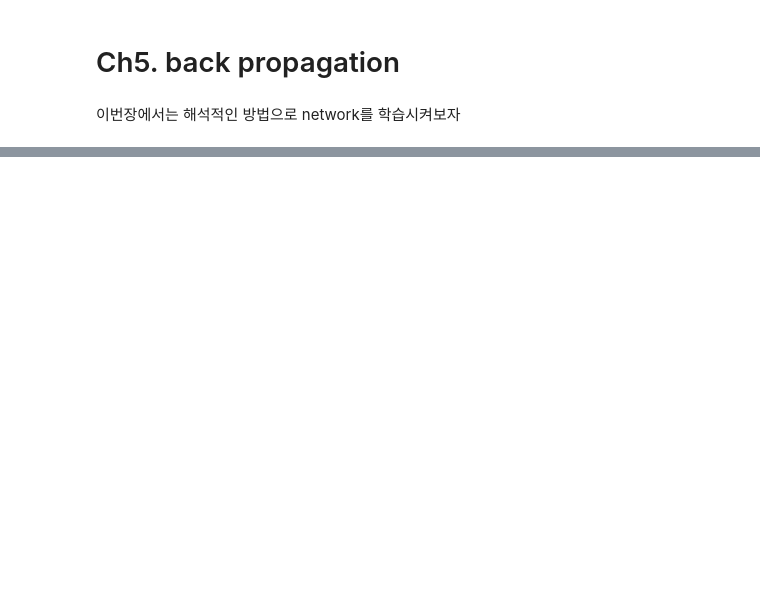
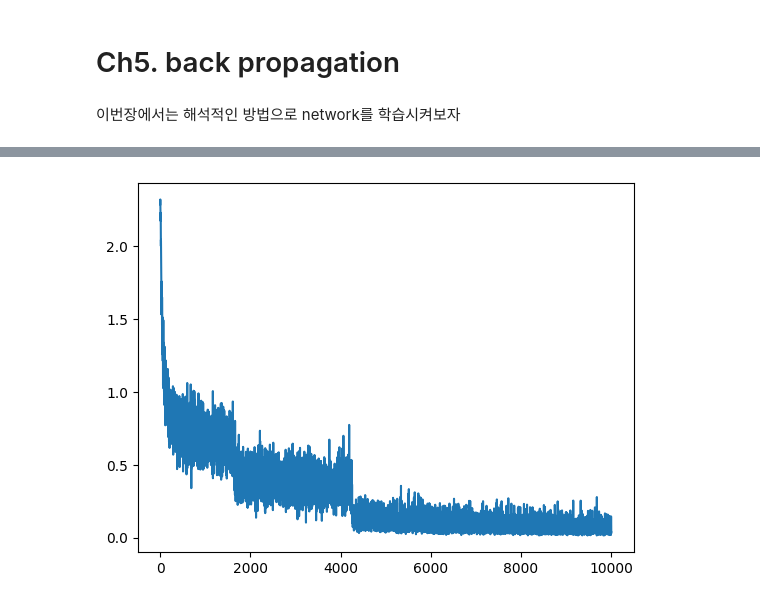
Before and after one commit to sumin123/ML-playground, a Jupyter notebook: deep_learning_from_scratch/Ch5. back-propagation.ipynb, the cells around one changed output, grey strips where cells are left out. Saved outputs shown, nothing was run; the diff lists cells and outputs as text; code cells hidden in the pictures; blank space fills up the shorter version.

```diff
--- a/deep_learning_from_scratch/Ch5. back-propagation.ipynb
+++ b/deep_learning_from_scratch/Ch5. back-propagation.ipynb
@@ -280,0 +270,5 @@ key: b2, diff: 0.04808846432309305
+# %%
+plt.plot(np.arange(iters_num), train_loss_list)
+plt.show()
+# %% [output]
+[figure, added]
```
Also changed, not shown: parts of 12 cells of this notebook.
